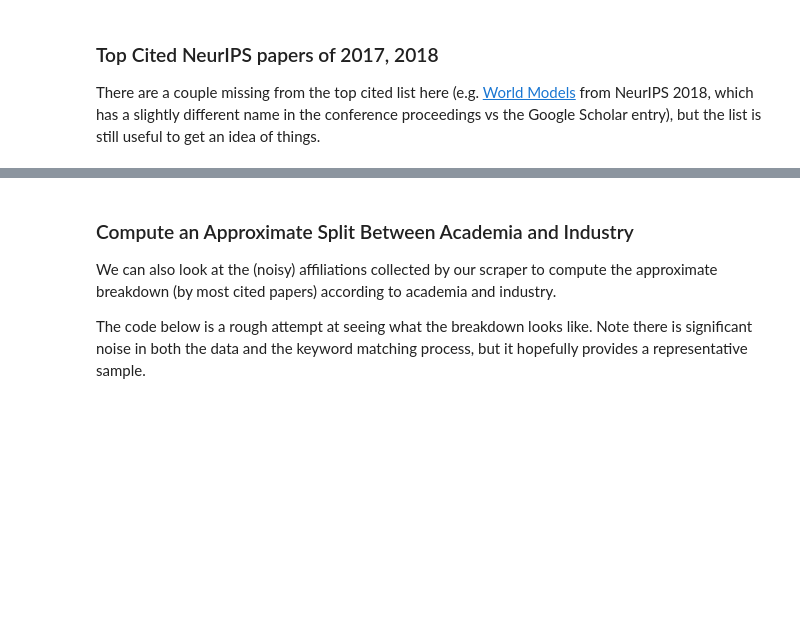
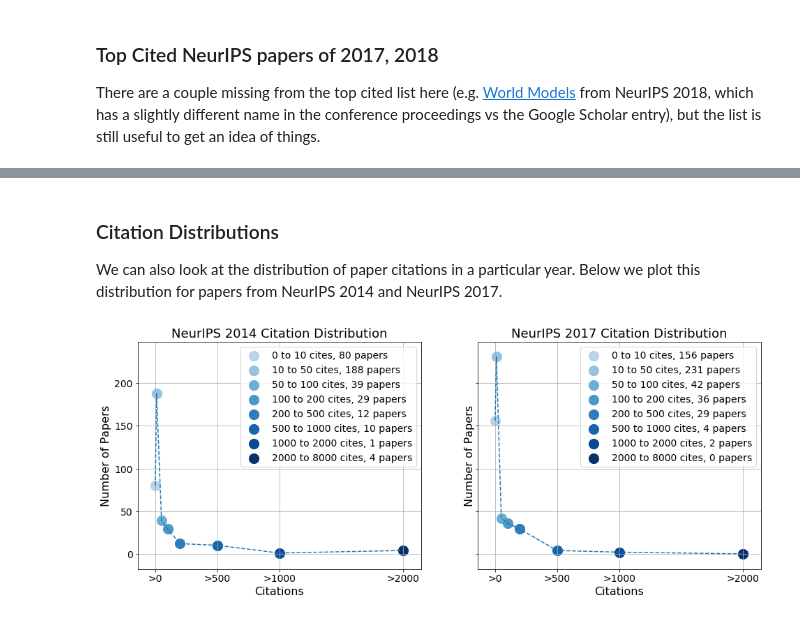
Before and after one commit to maithraraghu/MLcites, a Jupyter notebook: Paper_Statistics_Analysis.ipynb, the cells around one changed output, grey strips where cells are left out. Drawn from its saved outputs; the diff is of its cells as text; code cells hidden in the pictures; blank space fills up the shorter version.

Commit message:
new plots

```diff
--- a/Paper_Statistics_Analysis.ipynb
+++ b/Paper_Statistics_Analysis.ipynb
@@ -147,5 +173,42 @@ NeurIPS 2017
-# %% [markdown]
-### Compute an Approximate Split Between Academia and Industry
-We can also look at the (noisy) affiliations collected by our scraper to compute the approximate breakdown (by most cited papers) according to academia and industry.
-
-The code below is a rough attempt at seeing what the breakdown looks like. Note there is significant noise in both the data and the keyword matching process, but it hopefully provides a representative sample.
+# %% [markdown]
+### Citation Distributions
+We can also look at the distribution of paper citations in a particular year. Below we plot this distribution for papers from NeurIPS 2014 and NeurIPS 2017.
+# %%
+# Citation distributions for NeurIPS 2014 and NeurIPS 2017
+raw2014 = np.asarray(neurips[0].citations[~neurips[0].citations.isna()])
+raw2017 = np.asarray(neurips[2].citations[~neurips[2].citations.isna()])
+
+bins = [0, 10, 50, 100, 200, 500, 1000, 2000, 8000]
+
+c2014, _ = np.histogram(raw2014, bins)
+c2017, _ = np.histogram(raw2017, bins)
+
+def _plot_helper(ax, bins, data, xlabel, ylabel, title):
+    ax.grid()
+    colors = cm.Blues(np.linspace(0.3, 1, len(bins[:-1])))
+    ax.plot(bins[:-1], data, linestyle='--')
+    for i, b in enumerate(bins[:-1]):
+        ax.scatter(b, data[i], s=200, color=colors[i],
+                   label='%d to %d cites, %d papers'%(bins[i], bins[i+1], data[i]))
+#     ax.scatter(bins[:-1], data, s=200)
+    ax.set_xlabel(xlabel, fontsize=16)
+    ax.set_ylabel(ylabel, fontsize=16)
+    ax.set_title(title, fontsize=18)
+    ax.legend(fontsize=14)
+    _ = ax.set_xticks([0, 500, 1000, 2000])
+    _ = ax.set_xticklabels(['>%d'%i for i in [0, 500, 1000, 2000]])
+    ax.tick_params(axis='both', which='major', labelsize=14)
+
+fig, axs = plt.subplots(1, 2, figsize=(16, 6), sharey=True)
+_plot_helper(axs[0], bins, c2014,
+             'Citations',
+            'Number of Papers',
+            'NeurIPS 2014 Citation Distribution')
+_plot_helper(axs[1], bins, c2017,
+             'Citations',
+            'Number of Papers',
+            'NeurIPS 2017 Citation Distribution')
+
+plt.savefig('NeurIPS_Citation_Distribution.png')
+# %% [output]
+[figure, added]
```
Also changed, not shown: parts of 18 cells of this notebook, 4 other files.
